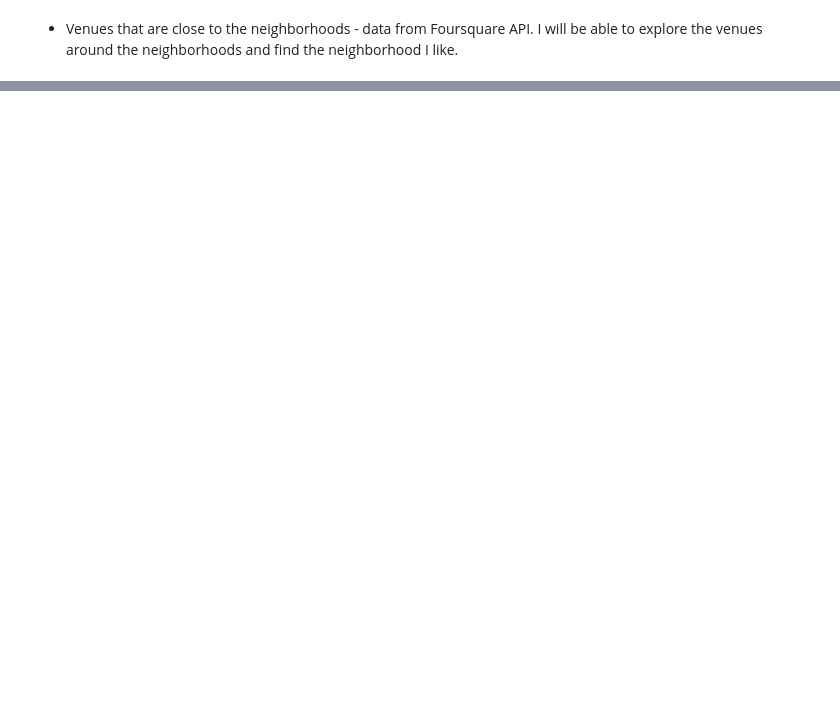
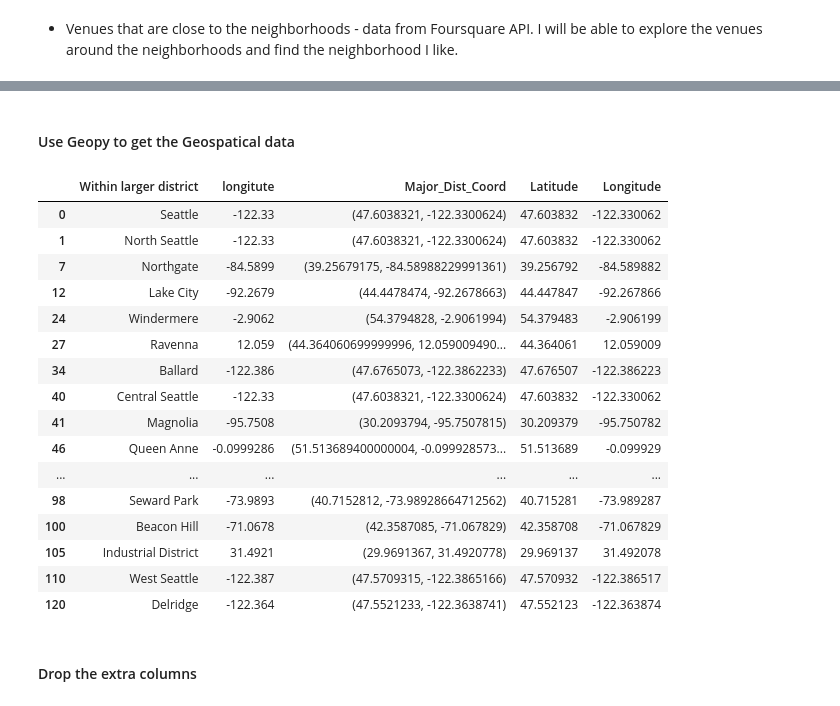
Before and after one commit to mmymemory/IBM-Data-Scientist-Certificate-Project, a Jupyter notebook: Capstone Project - The Battle of Neighborhoods.ipynb, the cells around one changed output, grey strips where cells are left out. Cells and saved outputs as stored; diff of their text form; code cells hidden in the pictures; blank space fills up the shorter version.

```diff
--- a/Capstone Project - The Battle of Neighborhoods.ipynb
+++ b/Capstone Project - The Battle of Neighborhoods.ipynb
@@ -22,0 +140,4 @@ Based on the definition of our problem, factors that may impact our decision are
+# %%
+df.drop(['Neighborhood name'], axis=1, inplace=True)
+df = df.drop_duplicates(subset='Within larger district', keep="first")
+df
@@ -22,0 +170,5 @@ Based on the definition of our problem, factors that may impact our decision are
+# %%
+from geopy.geocoders import Nominatim # module to convert an address into latitude and longitude values
+geolocator = Nominatim(user_agent="Seattle_explorer")
+# %%
+df['longitute']=df['Within larger district'].apply(lambda x: geolocator.geocode(x).longitude if geolocator.geocode(x) != None else 'NF')
@@ -22,0 +203,4 @@ Based on the definition of our problem, factors that may impact our decision are
+# %%
+df = df.drop(index=29)
+df = df.drop(index=119)
+df
@@ -22,0 +225,28 @@ Based on the definition of our problem, factors that may impact our decision are
+# %% [markdown]
+#### Use Geopy to get the Geospatical data
+# %%
+df['Major_Dist_Coord']= df['Within larger district'].apply(geolocator.geocode).apply(lambda x: (x.latitude, x.longitude))
+
+df[['Latitude', 'Longitude']] = df['Major_Dist_Coord'].apply(pd.Series)
+
+df
+# %% [output]
+|  | Within larger district | longitute | Major_Dist_Coord | Latitude | Longitude |
+| 0 | Seattle | -122.33 | (47.6038321, -122.3300624) | 47.603832 | -122.330062 |
+| 1 | North Seattle | -122.33 | (47.6038321, -122.3300624) | 47.603832 | -122.330062 |
+| 7 | Northgate | -84.5899 | (39.25679175, -84.58988229991361) | 39.256792 | -84.589882 |
+| 12 | Lake City | -92.2679 | (44.4478474, -92.2678663) | 44.447847 | -92.267866 |
+| 24 | Windermere | -2.9062 | (54.3794828, -2.9061994) | 54.379483 | -2.906199 |
+| 27 | Ravenna | 12.059 | (44.364060699999996, 12.059009490... | 44.364061 | 12.059009 |
+| 34 | Ballard | -122.386 | (47.6765073, -122.3862233) | 47.676507 | -122.386223 |
+| 40 | Central Seattle | -122.33 | (47.6038321, -122.3300624) | 47.603832 | -122.330062 |
+| 41 | Magnolia | -95.7508 | (30.2093794, -95.7507815) | 30.209379 | -95.750782 |
+| 46 | Queen Anne | -0.0999286 | (51.513689400000004, -0.099928573... | 51.513689 | -0.099929 |
+| ... | ... | ... | ... | ... | ... |
+| 98 | Seward Park | -73.9893 | (40.7152812, -73.98928664712562) | 40.715281 | -73.989287 |
+| 100 | Beacon Hill | -71.0678 | (42.3587085, -71.067829) | 42.358708 | -71.067829 |
+| 105 | Industrial District | 31.4921 | (29.9691367, 31.4920778) | 29.969137 | 31.492078 |
+| 110 | West Seattle | -122.387 | (47.5709315, -122.3865166) | 47.570932 | -122.386517 |
+| 120 | Delridge | -122.364 | (47.5521233, -122.3638741) | 47.552123 | -122.363874 |
+# %% [markdown]
+#### Drop the extra columns
```
Also changed, not shown: parts of 62 cells of this notebook.
